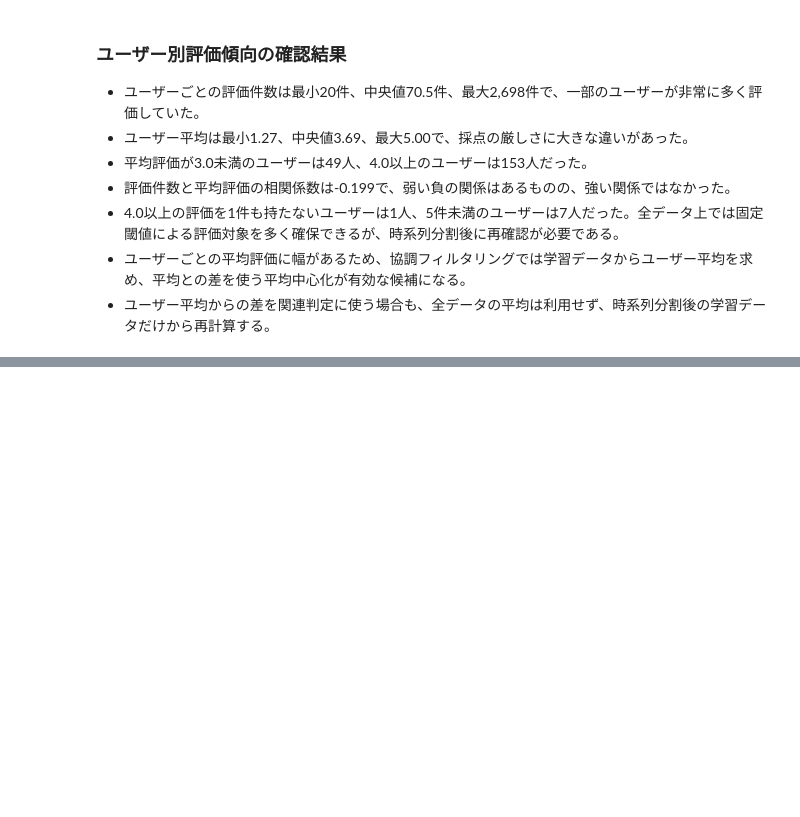
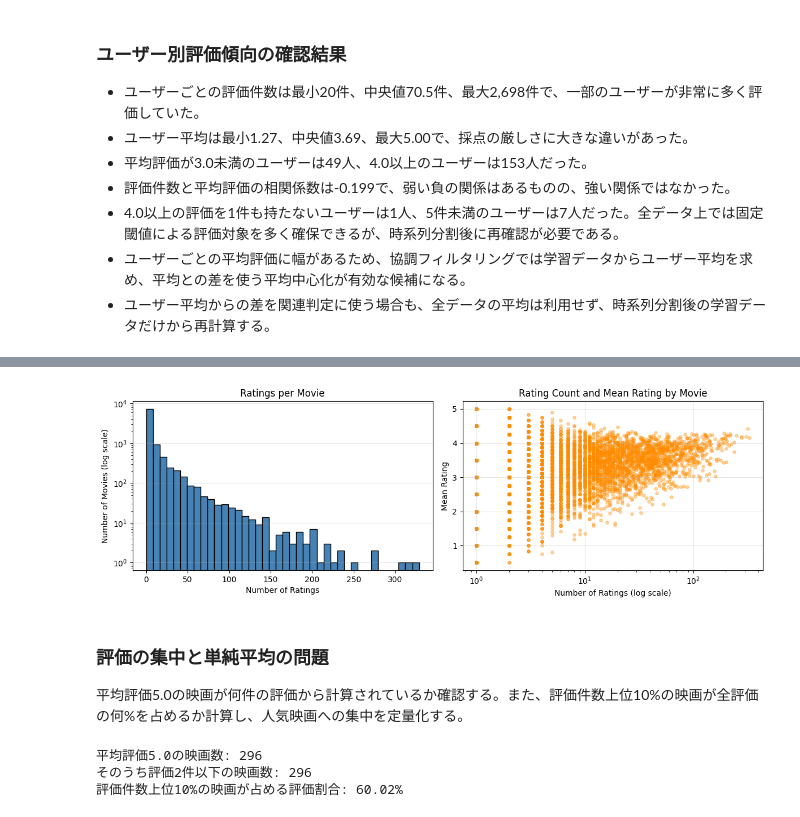
Before and after one commit to HM927/movie-recommendation-system, a Jupyter notebook: notebooks/exploration.ipynb, the cells around one changed output, grey strips where cells are left out. Drawn from its saved outputs; the diff is of its cells as text; code cells hidden in the pictures; blank space fills up the shorter version.

Commit message:
feat: analyze movie rating distribution and popularity bias

```diff
--- a/notebooks/exploration.ipynb
+++ b/notebooks/exploration.ipynb
@@ -775,0 +943,71 @@ plt.show()
+# %%
+rated_movie_stats_for_plot = movie_rating_stats.loc[
+    movie_rating_stats["rating_count"] > 0
+]
+
+fig, axes = plt.subplots(1, 2, figsize=(12, 4))
+
+axes[0].hist(
+    movie_rating_stats["rating_count"],
+    bins=40,
+    color="steelblue",
+    edgecolor="black",
+)
+axes[0].set_title("Ratings per Movie")
+axes[0].set_xlabel("Number of Ratings")
+axes[0].set_ylabel("Number of Movies (log scale)")
+axes[0].set_yscale("log")
+axes[0].grid(axis="y", alpha=0.3)
+
+axes[1].scatter(
+    rated_movie_stats_for_plot["rating_count"],
+    rated_movie_stats_for_plot["rating_mean"],
+    alpha=0.35,
+    color="darkorange",
+    s=15,
+)
+axes[1].set_xscale("log")
+axes[1].set_title("Rating Count and Mean Rating by Movie")
+axes[1].set_xlabel("Number of Ratings (log scale)")
+axes[1].set_ylabel("Mean Rating")
+axes[1].grid(alpha=0.3)
+
+fig.tight_layout()
+plt.show()
+# %% [output]
+[figure, added]
+# %% [markdown]
+### 評価の集中と単純平均の問題
+
+平均評価5.0の映画が何件の評価から計算されているか確認する。また、評価件数上位10%の映画が全評価の何%を占めるか計算し、人気映画への集中を定量化する。
+# %%
+perfect_mean_movies = movie_rating_stats.loc[
+    movie_rating_stats["rating_mean"] == 5.0
+]
+perfect_mean_with_at_most_two = perfect_mean_movies.loc[
+    perfect_mean_movies["rating_count"] <= 2
+]
+
+rated_movie_count_for_share = len(rated_movie_stats)
+top_ten_percent_movie_count = max(
+    1, int(rated_movie_count_for_share * 0.10)
+)
+top_ten_percent_rating_count = int(
+    rated_movie_stats.nlargest(
+        top_ten_percent_movie_count, "rating_count"
+    )["rating_count"].sum()
+)
+top_ten_percent_rating_share = (
+    top_ten_percent_rating_count / rating_count * 100
+)
+
+print("平均評価5.0の映画数:", len(perfect_mean_movies))
+print("そのうち評価2件以下の映画数:", len(perfect_mean_with_at_most_two))
+print(
+    f"評価件数上位10%の映画が占める評価割合: "
+    f"{top_ten_percent_rating_share:.2f}%"
+)
+# %% [output]
+平均評価5.0の映画数: 296
+そのうち評価2件以下の映画数: 296
+評価件数上位10%の映画が占める評価割合: 60.02%
```
Also changed, not shown: parts of 11 cells of this notebook.
